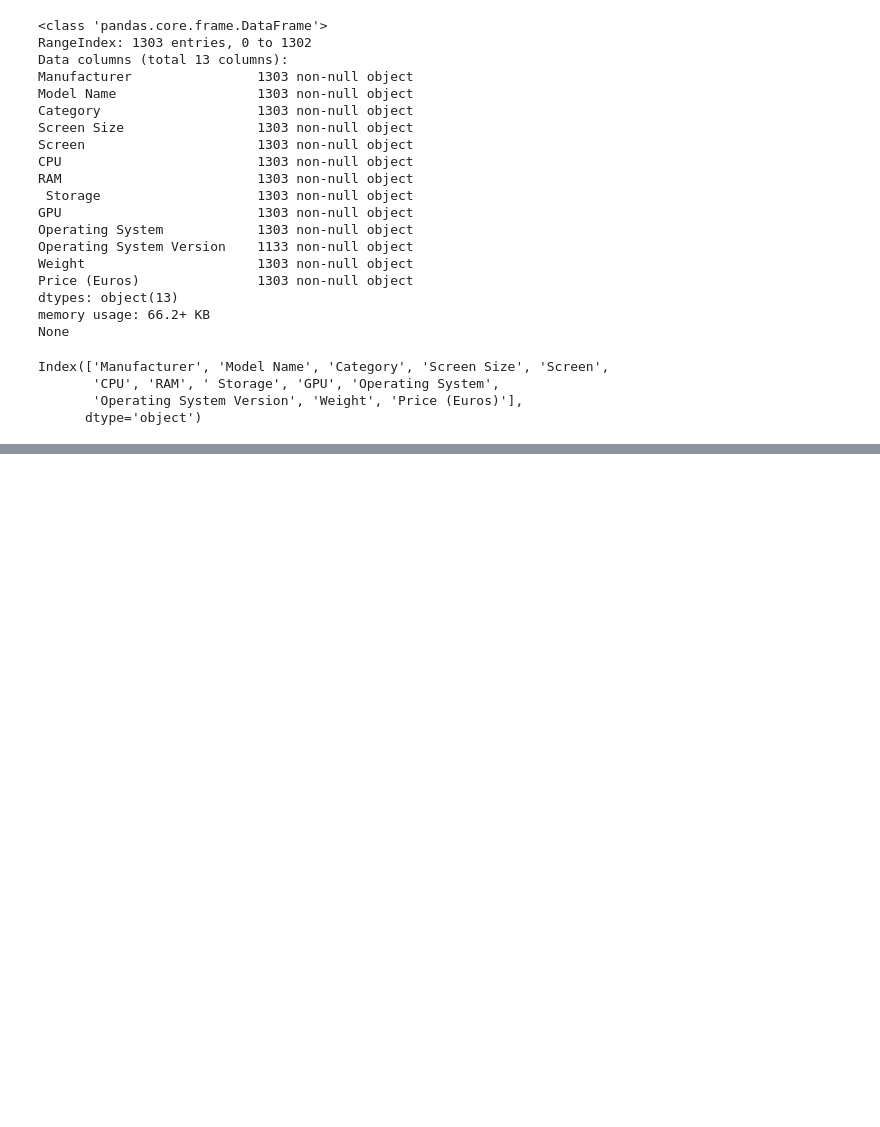
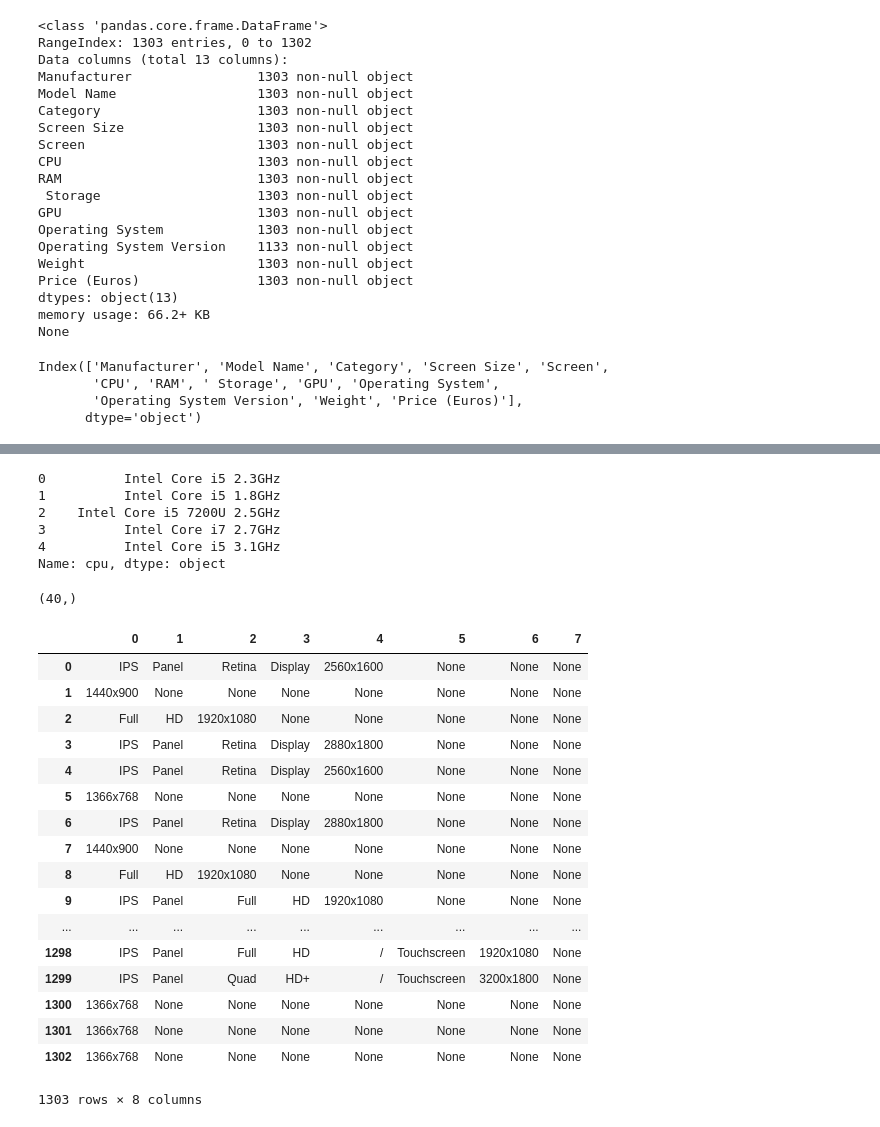
Before and after one commit to birdflyinhigh/notebook, a Jupyter notebook: 02_数据分析和可视化/01_Pandas和Numpy基础/02_pandas基础/03_data_clean.ipynb, the cells around one changed output, grey strips where cells are left out. Saved outputs shown, nothing was run; the diff lists cells and outputs as text; code cells hidden in the pictures; blank space fills up the shorter version.

```diff
--- a/02_数据分析和可视化/01_Pandas和Numpy基础/02_pandas基础/03_data_clean.ipynb
+++ b/02_数据分析和可视化/01_Pandas和Numpy基础/02_pandas基础/03_data_clean.ipynb
@@ -29,3 +29,13 @@ Index(['Manufacturer', 'Model Name', 'Category', 'Screen Size', 'Screen',
        'CPU', 'RAM', ' Storage', 'GPU', 'Operating System',
        'Operating System Version', 'Weight', 'Price (Euros)'],
       dtype='object')
+# %%
+def clean_columns(col):
+    col = col.strip()
+    col = col.replace('(', '')
+    col = col.replace(')', '')
+    col = col.replace(' ', '_')
+    col = col.lower()
+    return col
+df.columns = [clean_columns(col) for col in df.columns]
+print(df.columns)
@@ -31,0 +63,4 @@ Index(['Manufacturer', 'Model Name', 'Category', 'Screen Size', 'Screen',
+# %%
+df.ram = df.ram.str.replace('GB', '').astype(int)
+df.rename({'ram': 'ram_gb'}, axis=1, inplace=True)
+df.dtypes
@@ -31,0 +153,5 @@ Index(['Manufacturer', 'Model Name', 'Category', 'Screen Size', 'Screen',
+# %%
+# 替换掉逗号
+
+df.price_euros = df.price_euros.str.replace(',', '').astype(float)
+df.price_euros.unique()
@@ -31,0 +262,40 @@ Index(['Manufacturer', 'Model Name', 'Category', 'Screen Size', 'Screen',
+# %%
+df.cpu.head()
+# %% [output]
+0          Intel Core i5 2.3GHz
+1          Intel Core i5 1.8GHz
+2    Intel Core i5 7200U 2.5GHz
+3          Intel Core i7 2.7GHz
+4          Intel Core i5 3.1GHz
+Name: cpu, dtype: object
+# %%
+df["gpu_manufacturer"] = (df["gpu"]
+                                    .str.split(n=1,expand=True)
+                                    .iloc[:,0]
+                               )
+df['cpu_manufacturer'] = (df['cpu'].str.split(n=1, expand=True).iloc[:,0])
+# %%
+df.screen.unique().shape
+# %% [output]
+(40,)
+# %%
+df.screen.str.split(expand=True)
+# %% [output]
+|  | 0 | 1 | 2 | 3 | 4 | 5 | 6 | 7 |
+| 0 | IPS | Panel | Retina | Display | 2560x1600 | None | None | None |
+| 1 | 1440x900 | None | None | None | None | None | None | None |
+| 2 | Full | HD | 1920x1080 | None | None | None | None | None |
+| 3 | IPS | Panel | Retina | Display | 2880x1800 | None | None | None |
+| 4 | IPS | Panel | Retina | Display | 2560x1600 | None | None | None |
+| 5 | 1366x768 | None | None | None | None | None | None | None |
+| 6 | IPS | Panel | Retina | Display | 2880x1800 | None | None | None |
+| 7 | 1440x900 | None | None | None | None | None | None | None |
+| 8 | Full | HD | 1920x1080 | None | None | None | None | None |
+| 9 | IPS | Panel | Full | HD | 1920x1080 | None | None | None |
+| ... | ... | ... | ... | ... | ... | ... | ... | ... |
+| 1298 | IPS | Panel | Full | HD | / | Touchscreen | 1920x1080 | None |
+| 1299 | IPS | Panel | Quad | HD+ | / | Touchscreen | 3200x1800 | None |
+| 1300 | 1366x768 | None | None | None | None | None | None | None |
+| 1301 | 1366x768 | None | None | None | None | None | None | None |
+| 1302 | 1366x768 | None | None | None | None | None | None | None |
+1303 rows × 8 columns
```
Also changed, not shown: parts of 35 cells of this notebook, 1 other file.
